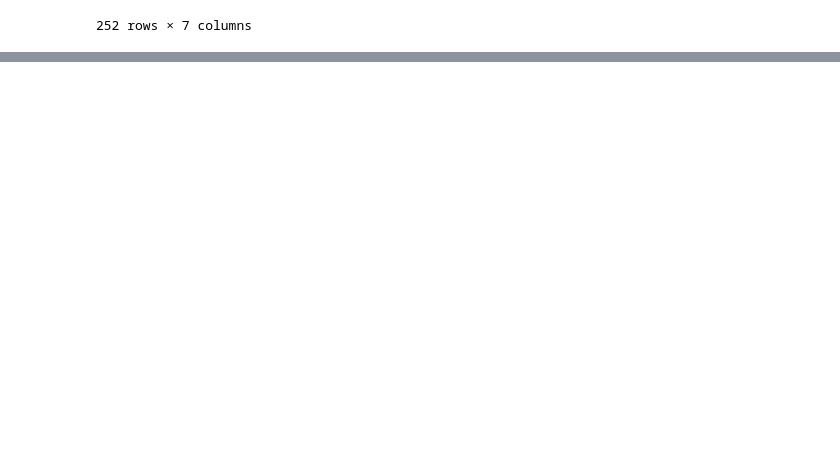
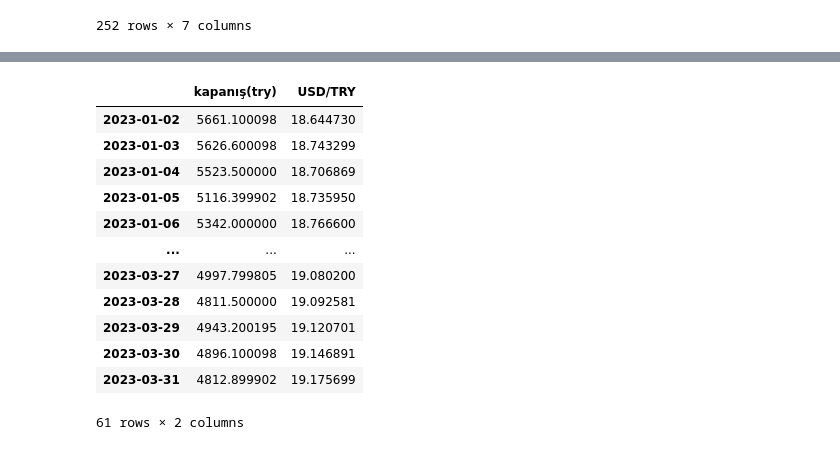
Before and after one commit to SefiyeArican/BIST100-2022-Analysis-with-Python, a Jupyter notebook: DersNotları.ipynb, the cells around one changed output, grey strips where cells are left out. Saved outputs shown, nothing was run; the diff lists cells and outputs as text; code cells hidden in the pictures; blank space fills up the shorter version.

```diff
--- a/DersNotları.ipynb
+++ b/DersNotları.ipynb
@@ -259,7 +244,9 @@ fig_2.show()
 # %% [markdown]
 # **DERS 2**
 # %%
+#kur veri çekimi
 Kur=yf.download('TRY=X', start='2022-01-01', end="2022-12-31")
+Kur=Kur[Kur.index>"2022-01-01"]
 Kur=Kur[['Adj Close']]
 Kur.columns=["kapanış(try)"]
 Kur["Normalize USD/TRY"]=Kur["kapanış(try)"]/Kur.iloc[0,0]
@@ -301,0 +333,17 @@ fig.update_layout(title="Normalize BIST100 ve Normalize Kur",
+# %%
+Veri=pd.concat([Veri_2022, Veri_2023], axis=0)
+Veri
+# %% [output]
+|  | kapanış(try) | USD/TRY |
+| 2023-01-02 | 5661.100098 | 18.644730 |
+| 2023-01-03 | 5626.600098 | 18.743299 |
+| 2023-01-04 | 5523.500000 | 18.706869 |
+| 2023-01-05 | 5116.399902 | 18.735950 |
+| 2023-01-06 | 5342.000000 | 18.766600 |
+| ... | ... | ... |
+| 2023-03-27 | 4997.799805 | 19.080200 |
+| 2023-03-28 | 4811.500000 | 19.092581 |
+| 2023-03-29 | 4943.200195 | 19.120701 |
+| 2023-03-30 | 4896.100098 | 19.146891 |
+| 2023-03-31 | 4812.899902 | 19.175699 |
+61 rows × 2 columns
```
Also changed, not shown: parts of 13 cells of this notebook.
